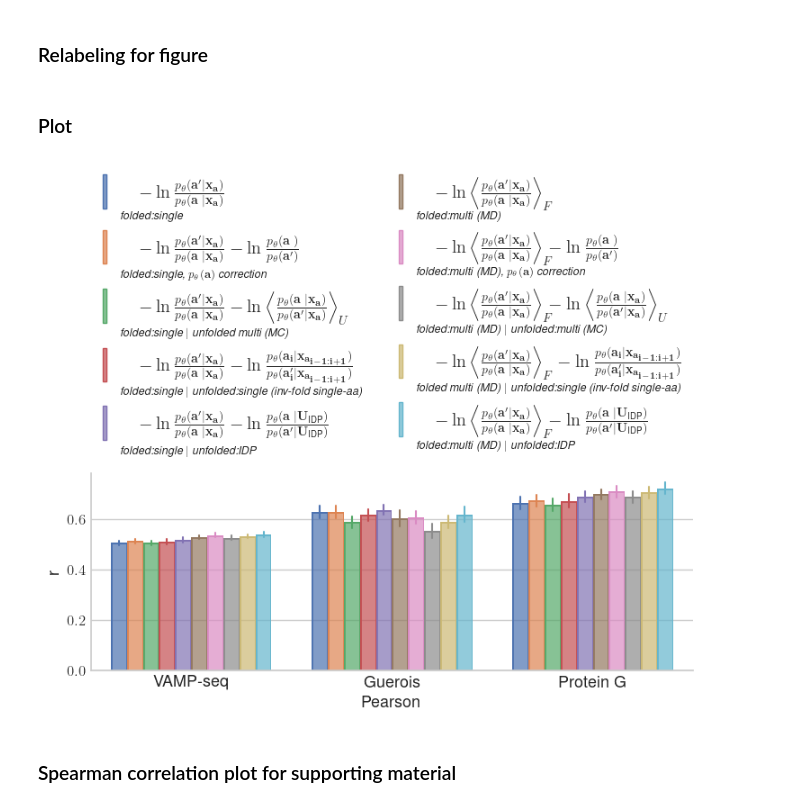
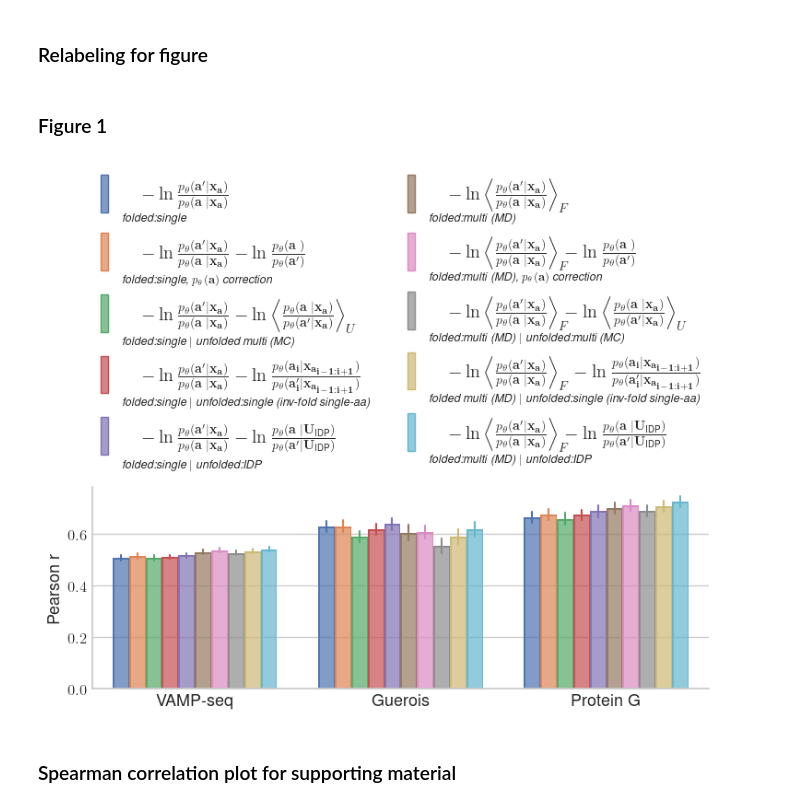
Before and after one commit to MachineLearningLifeScience/inverse_folding_free_energies, a Jupyter notebook: figures.ipynb, the cells around one changed output. Cells and saved outputs as stored; diff of their text form; code cells hidden in the pictures.

```diff
--- a/figures.ipynb
+++ b/figures.ipynb
@@ -509,12 +506,16 @@ results_md = calculate_multi_sample_results(
 results_unfolded = calculate_unfolded_results(
     ddg_data_dict,
     partial(likelihoods_esm_if.calc_likelihoods, model, alphabet),
+    output_file_prefixer = lambda ddg_data_key, structure_filename:
+        f'{ddg_data_key}_unfolded_{structure_filename}_',
     use_cache=True)
 
 # Unfolded state: single sample (fragment of wildtype)
 results_unfolded_single_sample = calculate_unfolded_single_sample_results(
     ddg_data_dict,
     partial(likelihoods_esm_if.calc_likelihoods, model, alphabet),
+    output_file_prefixer = lambda ddg_data_key, structure_filename:
+        f'{ddg_data_key}_unfolded_',
     use_cache=True)
 
 # Postprocess data
@@ -538,12 +539,12 @@ model_esm2.to(DEVICE)
 # batch_converter = alphabet.get_batch_converter()
 model_esm2.eval().requires_grad_(False)
 
-index_offsets = {'1BF4': -1, '1CEY': -1, '1FMK':-81, '1HFZ':1, '1HZ6':8, '1IFC':1, '1QHE':-1, '1YCC': 6}
+index_offsets = {'1BF4': -1, '1CEY': -1, '1FMK':-81, '1HFZ':1, '1HZ6':8, '1IFC':1, '1MJC':-1, '1QHE':-1, '1YCC': 6}
 
 results_seq_only = calculate_seq_only_results(
     ddg_data_dict,
     partial(likelihoods_esm2.calculate_likelihoods, model_esm2, alphabet_esm2),
     output_file_prefixer = lambda ddg_data_key, structure_filename: f"{ddg_data_key}_seq_only_",
-    seq_dict=uniprot_seq_dict, index_offsets = index_offsets, use_cache=False)
+    seq_dict=uniprot_seq_dict, index_offsets = index_offsets, use_cache=True)
 
 df_seq_only = postprocess_single(results_seq_only, prediction_label='ESM2')
@@ -658,11 +674,11 @@ name_mapping = {'dataset': {'protein_g': "Protein G",
 correlation_df_relabeled = correlation_df.replace(to_replace=name_mapping)
 # %% [markdown]
-### Plot
+### Figure 1
 # %%
 import matplotlib.pyplot as plt
 import seaborn as sns
 
-def plot_figure1(correlation_df, which_coefficients=['pearson', 'spearman']):
+def plot_figure1(correlation_df, which_coefficients=['pearson', 'spearman'], simple_legend=False, output_filename_prefix="figure1_vert", top_margin=0.44, figure_height=6):
 
     colors = ['#DB444B', '#006BA2', '#3EBCD2', '#379A8B', '#EBB434', '#B4BA39', '#9A607F', '#D1B07C']
     saturation = 0.75
@@ -678,9 +694,15 @@ def plot_figure1(correlation_df, which_coefficients=['pearson', 'spearman']):
     sns.set_style("whitegrid")
 
     if len(which_coefficients) == 2:
-        fig, axs = plt.subplots(ncols=2, figsize=(7.4,6), sharey=True, squeeze=False)
+        if simple_legend:
+            fig, axs = plt.subplots(ncols=2, figsize=(7.4, figure_height), sharey=True, squeeze=False)
+        else:
+            fig, axs = plt.subplots(ncols=2, figsize=(7.4, figure_height), sharey=True, squeeze=False)
     else:
-        fig, axs = plt.subplots(ncols=1, figsize=(7.4,6), sharey=True, squeeze=False)
+        if simple_legend:
+            fig, axs = plt.subplots(ncols=1, figsize=(7.4, figure_height), sharey=True, squeeze=False)
+        else:
+            fig, axs = plt.subplots(ncols=1, figsize=(7.4, figure_height), sharey=True, squeeze=False)
     axs = axs.ravel()
 
     correlation_df['r_min'] = correlation_df['r'] - correlation_df['se']
@@ -693,43 +715,55 @@ def plot_figure1(correlation_df, which_coefficients=['pearson', 'spearman']):
         p = (
             so.Plot(data=correlation_df.loc[metric], x="dataset", y="r", ymin='r_min', ymax='r_max', color="strategy")
             .add(so.Bar(), so.Dodge())
             .add(so.Range(), so.Dodge())
             .on(axs[idx])
             .plot()
         )
         sns.despine(ax=axs[idx])
         axs[idx].set_xlabel('')
         axs[idx].set_ylabel('')
-        axs[idx].set_xlabel(f'{metric.capitalize()}', fontsize=13)
-        if idx==0:
-            axs[0].set_ylabel('r', fontsize=13)
+        if len(which_coefficients) > 1:
+            axs[idx].set_xlabel(f'{metric.capitalize()}', fontsize=13)
+            if idx==0:
+                axs[0].set_ylabel('r', fontsize=13)
+        else:
+            if idx==0:
+                axs[0].set_ylabel(f'{metric.capitalize()} r', fontsize=13)
         legend = fig.legends.pop(0)
 
         if idx==0:
             axs[idx].tick_params(axis='y', which='major', labelbottom = True, bottom=False, top = False, labeltop=False, pad=-2, labelsize=12)
         else:
             axs[idx].tick_params(axis='y', which='major', labelleft=False, labelbottom = False, bottom=False, top = False, labeltop=False, pad=-2, labelsize=12)
 
         axs[idx].tick_params(axis='x', which='major', labelbottom = True, bottom=False, top = False, labeltop=False, pad=-2, labelsize=13)
 
         if idx==0:
             if len(which_coefficients) == 2:
-                axs[idx].legend(legend.legend_handles, [t.get_text() for t in legend.texts], loc='lower center',  bbox_to_anchor=(1.05, 1.0), ncol=2, frameon=False, fontsize='medium', handleheight=2.5, handlelength=0.2)
+                if simple_legend:
+                    axs[idx].legend(legend.legend_handles, [t.get_text() for t in legend.texts], loc='lower center',  bbox_to_anchor=(1.05, 1.0), ncol=2, frameon=False, fontsize='small', handleheight=2.75, handlelength=0.4, columnspacing=3)
+                else:
+                    axs[idx].legend(legend.legend_handles, [t.get_text() for t in legend.texts], loc='lower center',  bbox_to_anchor=(1.05, 1.0), ncol=2, frameon=False, fontsize='medium', handleheight=2.75, handlelength=0.4)
             else:
-                axs[idx].legend(legend.legend_handles, [t.get_text() for t in legend.texts], loc='lower center',  bbox_to_anchor=(0.5, 1.0), ncol=2, frameon=False, fontsize='medium', handleheight=2.5, handlelength=0.2)
+                if simple_legend:
+                    axs[idx].legend(legend.legend_handles, [t.get_text() for t in legend.texts], loc='lower center',  bbox_to_anchor=(0.5, 1.0), ncol=2, frameon=False, fontsize='small', handleheight=2.75, handlelength=0.4, columnspacing=3)
+                else:
+                    axs[idx].legend(legend.legend_handles, [t.get_text() for t in legend.texts], loc='lower center',  bbox_to_anchor=(0.5, 1.0), ncol=2, frameon=False, fontsize='medium', handleheight=2.75, handlelength=0.4)
 
-
-    plt.subplots_adjust(left=0.075, right=0.98, bottom=0.075, top=0.44, wspace = 0.05)
+    if not simple_legend:
+        plt.subplots_adjust(left=0.075, right=0.98, bottom=0.075, top=top_margin, wspace = 0.05)
+    else:
+        plt.subplots_adjust(left=0.075, right=0.98, bottom=0.1, top=top_margin, wspace = 0.05)
 
     del correlation_df['r_min']
     del correlation_df['r_max']
 
-    plt.savefig('figure1_vert.pdf')
-    plt.savefig('figure1_vert.svg')
+    plt.savefig(output_filename_prefix+'.pdf')
+    plt.savefig(output_filename_prefix+'.svg')
 
 plot_figure1(correlation_df_relabeled, which_coefficients=['pearson'])
 # %% [output]
-[figure, old version]
+[figure, new version]
 # %% [markdown]
 ### Spearman correlation plot for supporting material
 # %%
```
Also changed, not shown: parts of 29 cells of this notebook, 2 other files.
